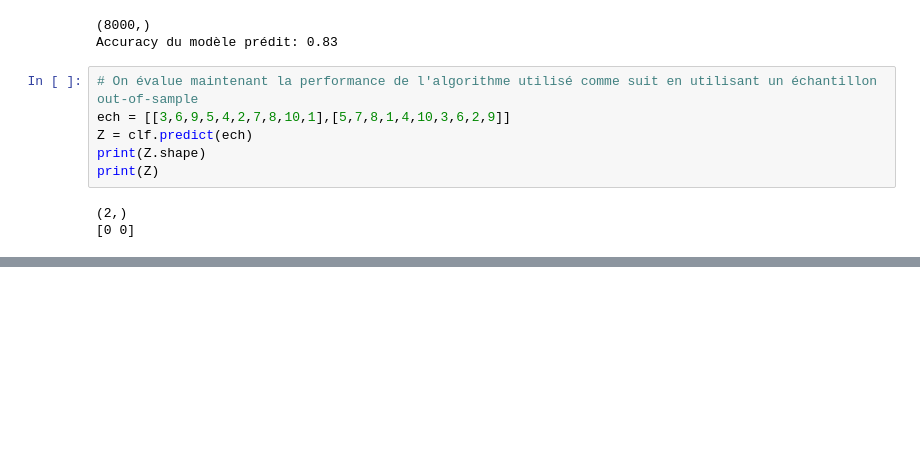
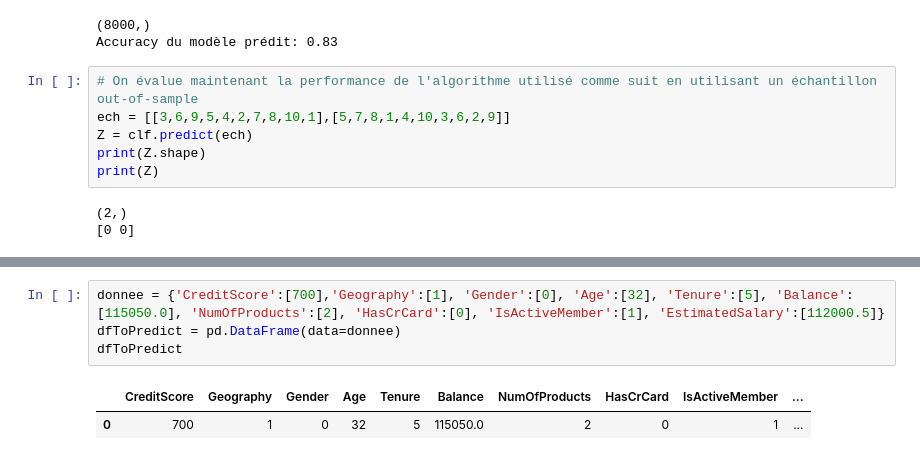
Before and after one commit to cedribassin/projet-session-a52, a Jupyter notebook: projet_session_A52.ipynb, the cells around one changed output, grey strips where cells are left out. Cells and saved outputs as stored; diff of their text form; blank space fills up the shorter version.

```diff
--- a/projet_session_A52.ipynb
+++ b/projet_session_A52.ipynb
@@ -606,0 +494,7 @@ dtype: float64
+# %%
+donnee = {'CreditScore':[700],'Geography':[1], 'Gender':[0], 'Age':[32], 'Tenure':[5], 'Balance':[115050.0], 'NumOfProducts':[2], 'HasCrCard':[0], 'IsActiveMember':[1], 'EstimatedSalary':[112000.5]}
+dfToPredict = pd.DataFrame(data=donnee)
+dfToPredict
+# %% [output]
+|  | CreditScore | Geography | Gender | Age | Tenure | Balance | NumOfProducts | HasCrCard | IsActiveMember | ... |
+| 0 | 700 | 1 | 0 | 32 | 5 | 115050.0 | 2 | 0 | 1 | ... |
```
Also changed, not shown: parts of 24 cells of this notebook.
